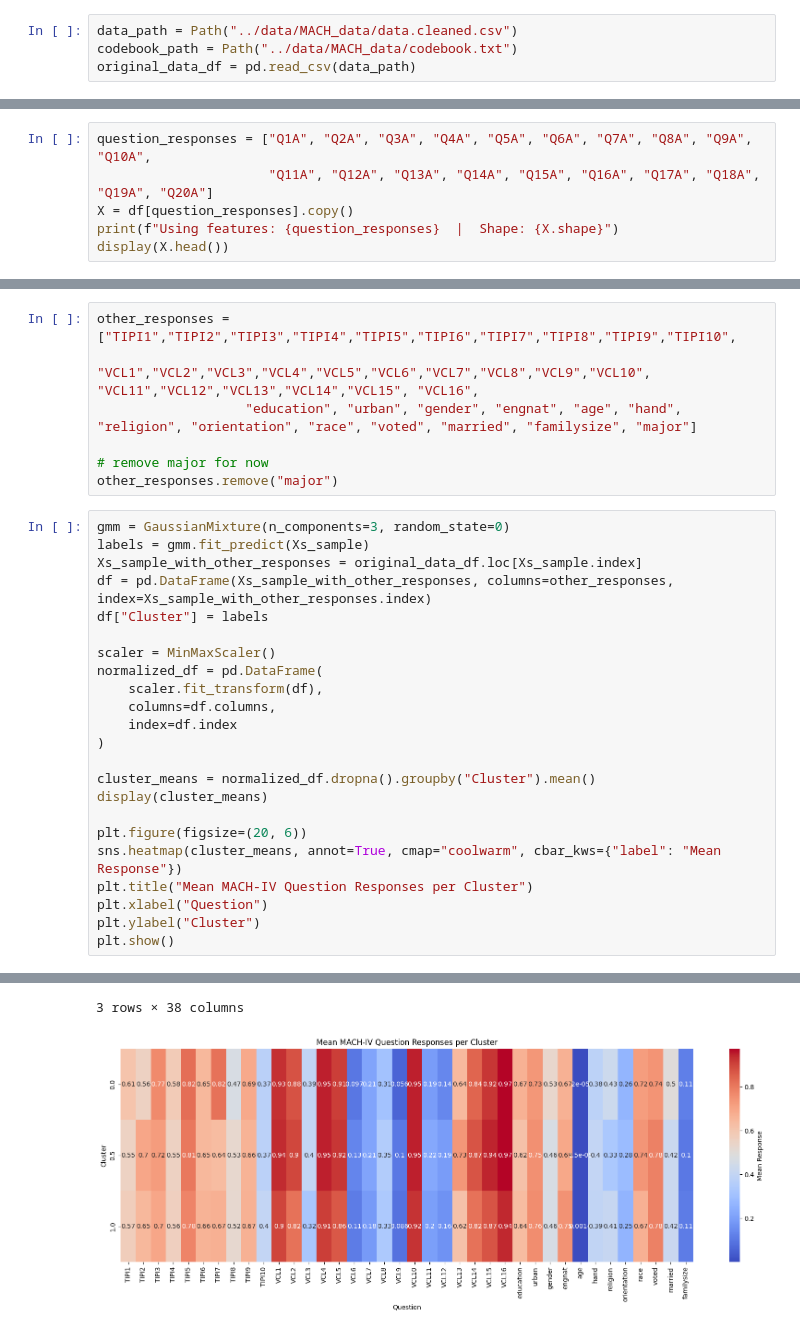
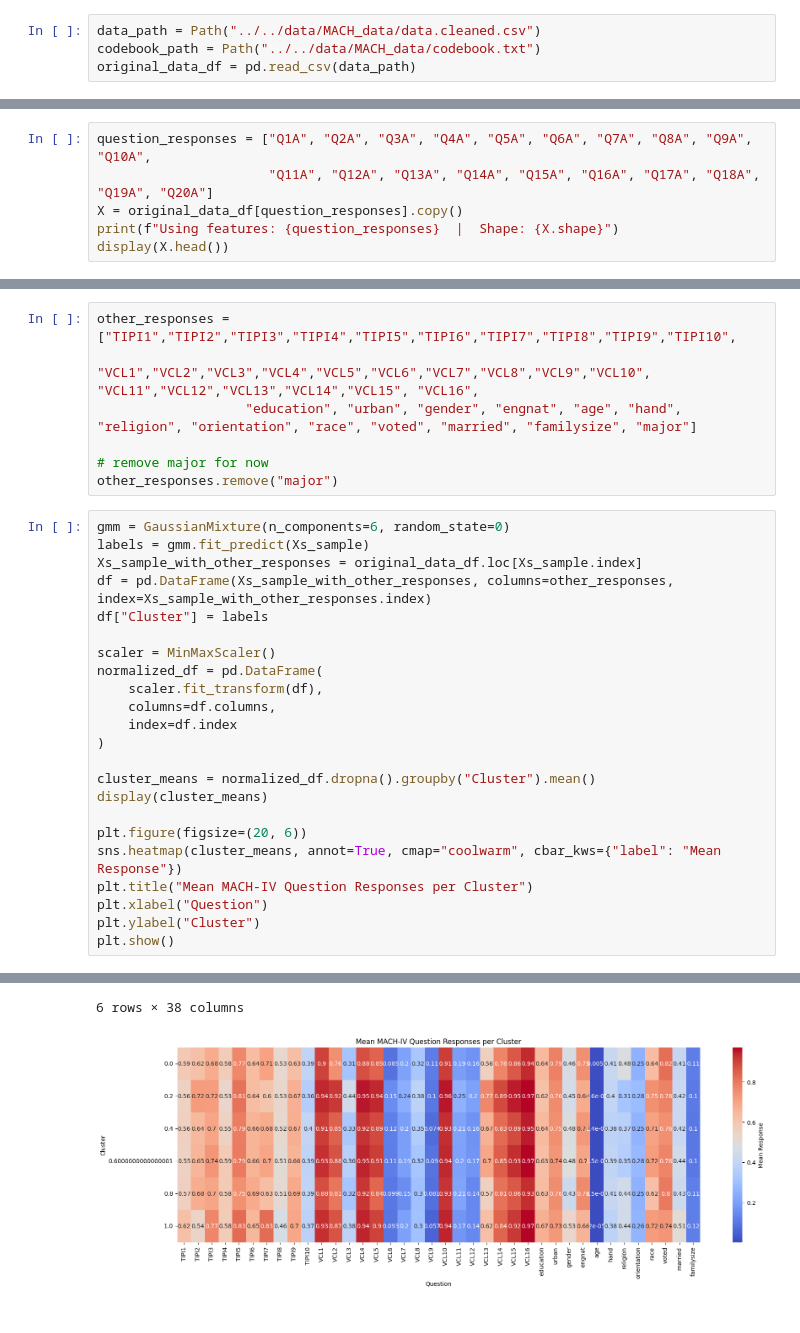
Before and after one commit to jeffreyHoelzel/mach-iv-clustering, a Jupyter notebook: gmm/legacy/gmm.ipynb, the cells around one changed output, grey strips where cells are left out. Cells and saved outputs as stored; diff of their text form.

```diff
--- a/gmm/legacy/gmm.ipynb
+++ b/gmm/legacy/gmm.ipynb
@@ -10,8 +10,8 @@ from sklearn.preprocessing import MinMaxScaler
 # %% [markdown]
 # Configure notebook and get raw data
 # %%
-data_path = Path("../data/MACH_data/data.cleaned.csv")
-codebook_path = Path("../data/MACH_data/codebook.txt")
+data_path = Path("../../data/MACH_data/data.cleaned.csv")
+codebook_path = Path("../../data/MACH_data/codebook.txt")
 original_data_df = pd.read_csv(data_path)
 # %% [markdown]
 # Choose features
@@ -19,7 +19,7 @@ Sticking to just the actual question response for now.
 # %%
 question_responses = ["Q1A", "Q2A", "Q3A", "Q4A", "Q5A", "Q6A", "Q7A", "Q8A", "Q9A", "Q10A",
                       "Q11A", "Q12A", "Q13A", "Q14A", "Q15A", "Q16A", "Q17A", "Q18A", "Q19A", "Q20A"]
-X = df[question_responses].copy()
+X = original_data_df[question_responses].copy()
 print(f"Using features: {question_responses}  |  Shape: {X.shape}")
 display(X.head())
 # %% [output]
@@ -153,7 +193,7 @@ other_responses = ["TIPI1","TIPI2","TIPI3","TIPI4","TIPI5","TIPI6","TIPI7","TIPI
 # remove major for now
 other_responses.remove("major")
 # %%
-gmm = GaussianMixture(n_components=3, random_state=0)
+gmm = GaussianMixture(n_components=6, random_state=0)
 labels = gmm.fit_predict(Xs_sample)
 Xs_sample_with_other_responses = original_data_df.loc[Xs_sample.index]
 df = pd.DataFrame(Xs_sample_with_other_responses, columns=other_responses, index=Xs_sample_with_other_responses.index)
@@ -184,5 +227,5 @@ plt.show()
-3 rows × 38 columns
+6 rows × 38 columns
-[figure, old version]
+[figure, new version]
 # %%
 cluster_modes = normalized_df.groupby("Cluster")[other_responses] \
                   .agg(lambda x: x.mode().iloc[0]) # first mode
```
Also changed, not shown: parts of 6 cells of this notebook, 17 other files.
